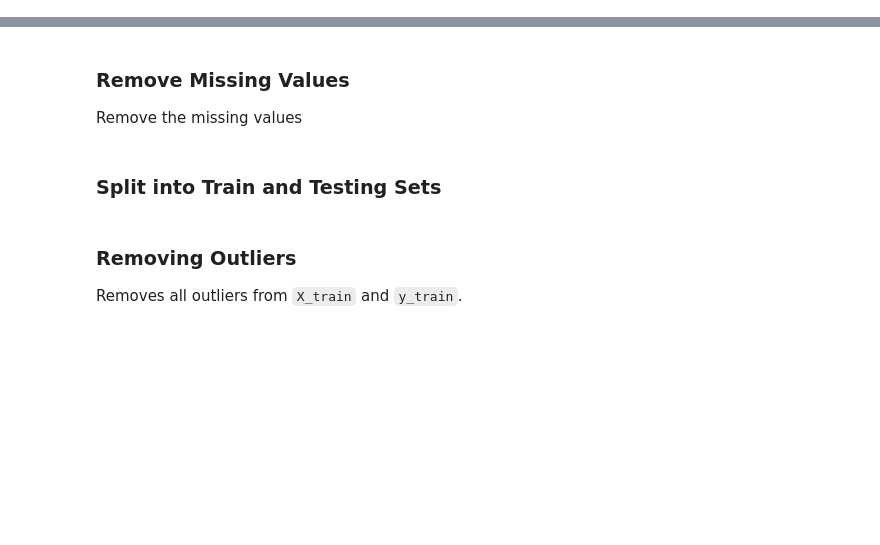
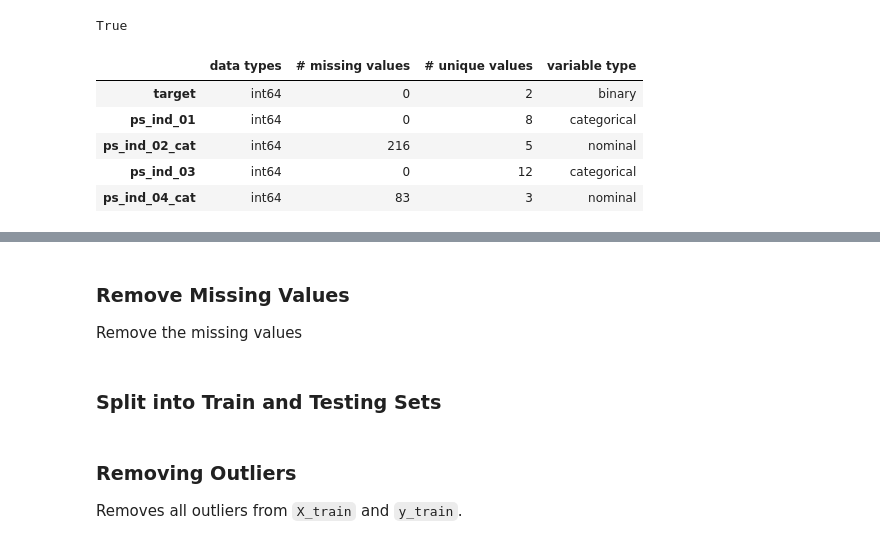
Before and after one commit to lauraschauer/stats-ml-project, a Jupyter notebook: project-supervised.ipynb, the cells around one changed output, grey strips where cells are left out. Drawn from its saved outputs; the diff is of its cells as text; code cells hidden in the pictures; blank space fills up the shorter version.

```diff
--- a/project-supervised.ipynb
+++ b/project-supervised.ipynb
@@ -36,0 +62,33 @@ df.head()
+# %%
+df['ps_ind_03'].dtype == np.int64
+# %% [output]
+True
+# %%
+summary = pd.DataFrame(df.dtypes, columns=['data types'])
+# Calculate the number of missing values
+summary['# missing values'] = (df == -1).sum().values
+# Number of unique values by features
+summary['# unique values'] = df.nunique().values # -> eg. target as 2 unique values as it is
+
+# Get the type of data in each column
+variable_types = []
+for col in df.columns:
+    if 'bin' in col or col == 'target':
+        variable_types.append('binary')
+    elif 'cat' in col:
+        variable_types.append('nominal') # means categorical without any ranking
+    elif df[col].dtype == float:
+        variable_types.append('continuous')
+    elif df[col].dtype == np.int64:
+        variable_types.append('categorical')
+summary['variable type'] = variable_types
+
+# View the top of this dataframe
+summary.head()
+# %% [output]
+|  | data types | # missing values | # unique values | variable type |
+| target | int64 | 0 | 2 | binary |
+| ps_ind_01 | int64 | 0 | 8 | categorical |
+| ps_ind_02_cat | int64 | 216 | 5 | nominal |
+| ps_ind_03 | int64 | 0 | 12 | categorical |
+| ps_ind_04_cat | int64 | 83 | 3 | nominal |
```
Also changed, not shown: parts of 11 cells of this notebook, 1 other file.
